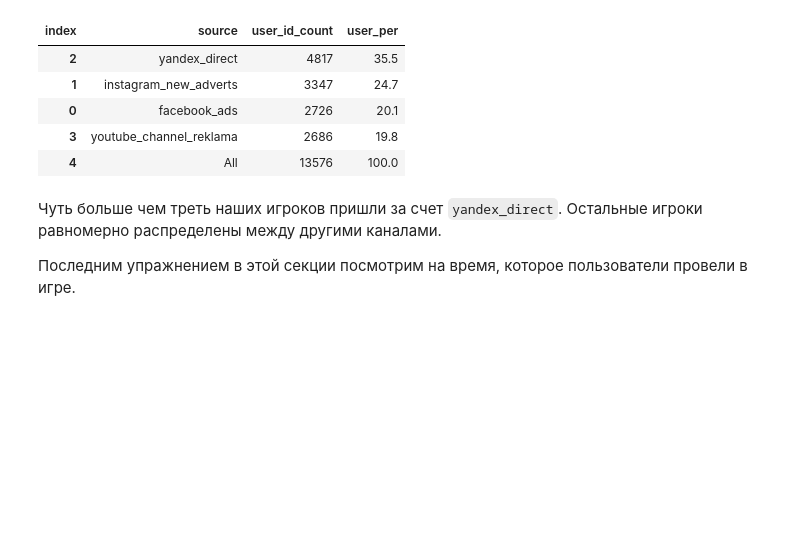
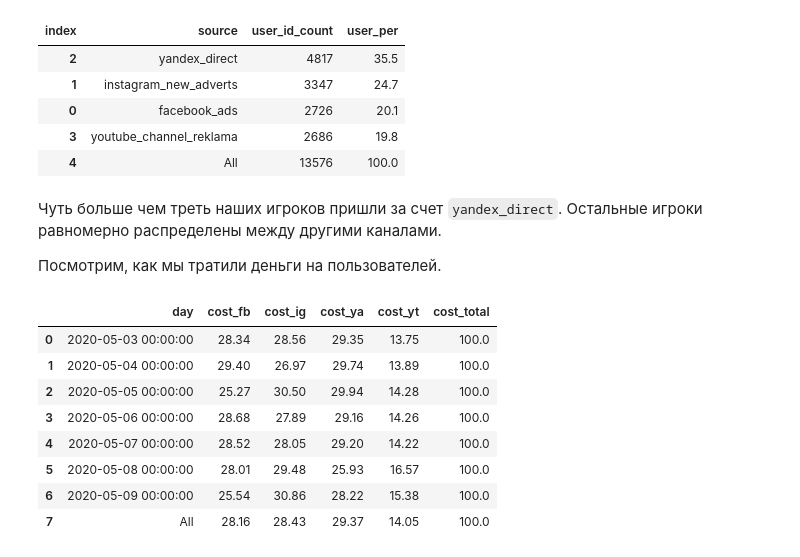
Before and after one commit to mskhmelik/prj_space_brothers, a Jupyter notebook: prj_space_brothers.ipynb, the cells around one changed output. Saved outputs shown, nothing was run; the diff lists cells and outputs as text; code cells hidden in the pictures; blank space fills up the shorter version.

Commit message:
added ad spend analytics in time per source

```diff
--- a/prj_space_brothers.ipynb
+++ b/prj_space_brothers.ipynb
@@ -409,4 +553,82 @@ display(df_temp)
 # %% [markdown]
 Чуть больше чем треть наших игроков пришли за счет `yandex_direct`. Остальные игроки равномерно распределены между другими каналами.
 
-Последним упражнением в этой секции посмотрим на время, которое пользователи провели в игре.
+Посмотрим, как мы тратили деньги на пользователей.
+# %%
+df_temp = (
+    pd.pivot_table(
+        data=df_costs,
+        index='day',
+        columns='source',
+        values='cost',
+        aggfunc='sum',
+        margins=True
+    )
+    .reset_index()
+    .rename_axis('index', axis=1)
+    .set_axis(['day', 'cost_fb', 'cost_ig', 'cost_ya', 'cost_yt', 'cost_total'], axis=1)
+    # .apply(
+    #     lambda df: df.iloc[:, 1:].div(df.cost_total, axis=0)
+    # )
+)
+
+df_temp.iloc[:, 1:] = round(100 * df_temp.iloc[:, 1:].div(df_temp.cost_total, axis=0), 2)
+
+fig = px.bar(
+    round(df_costs, 0),
+    x='day',
+    y='cost',
+    color='source',
+    text_auto=True,
+    title='Ad cost per source per day',
+    labels=dict(
+        cost='Cost',
+        day='Date'
+    ),
+    width=FIG_WIDTH*100,
+    height=FIG_HEIGHT*100,
+    template='plotly_white'
+)
+fig.update_layout(
+    legend=dict(
+        orientation='h',
+        yanchor='top', y=1.1, x=0
+    ),
+    hovermode='x unified'
+)
+fig.show()
+
+fig = px.bar(
+    df_temp,
+    x='day',
+    y=df_temp.iloc[:, 1:-1].columns,
+    text_auto=True,
+    title='Ad cost share per source per day',
+    labels=dict(
+        value='Cost share',
+        day='Date'
+    ),
+    width=FIG_WIDTH*100,
+    height=FIG_HEIGHT*100,
+    template='plotly_white'
+)
+fig.update_layout(
+    legend=dict(
+        orientation='h',
+        yanchor='top', y=1.1, x=0
+    ),
+    hovermode='x unified'
+)
+fig.show()
+
+display(df_temp)
+# %% [output]
+|  | day | cost_fb | cost_ig | cost_ya | cost_yt | cost_total |
+| 0 | 2020-05-03 00:00:00 | 28.34 | 28.56 | 29.35 | 13.75 | 100.0 |
+| 1 | 2020-05-04 00:00:00 | 29.40 | 26.97 | 29.74 | 13.89 | 100.0 |
+| 2 | 2020-05-05 00:00:00 | 25.27 | 30.50 | 29.94 | 14.28 | 100.0 |
+| 3 | 2020-05-06 00:00:00 | 28.68 | 27.89 | 29.16 | 14.26 | 100.0 |
+| 4 | 2020-05-07 00:00:00 | 28.52 | 28.05 | 29.20 | 14.22 | 100.0 |
+| 5 | 2020-05-08 00:00:00 | 28.01 | 29.48 | 25.93 | 16.57 | 100.0 |
+| 6 | 2020-05-09 00:00:00 | 25.54 | 30.86 | 28.22 | 15.38 | 100.0 |
+| 7 | All | 28.16 | 28.43 | 29.37 | 14.05 | 100.0 |
```
Also changed, not shown: parts of 21 cells of this notebook.
